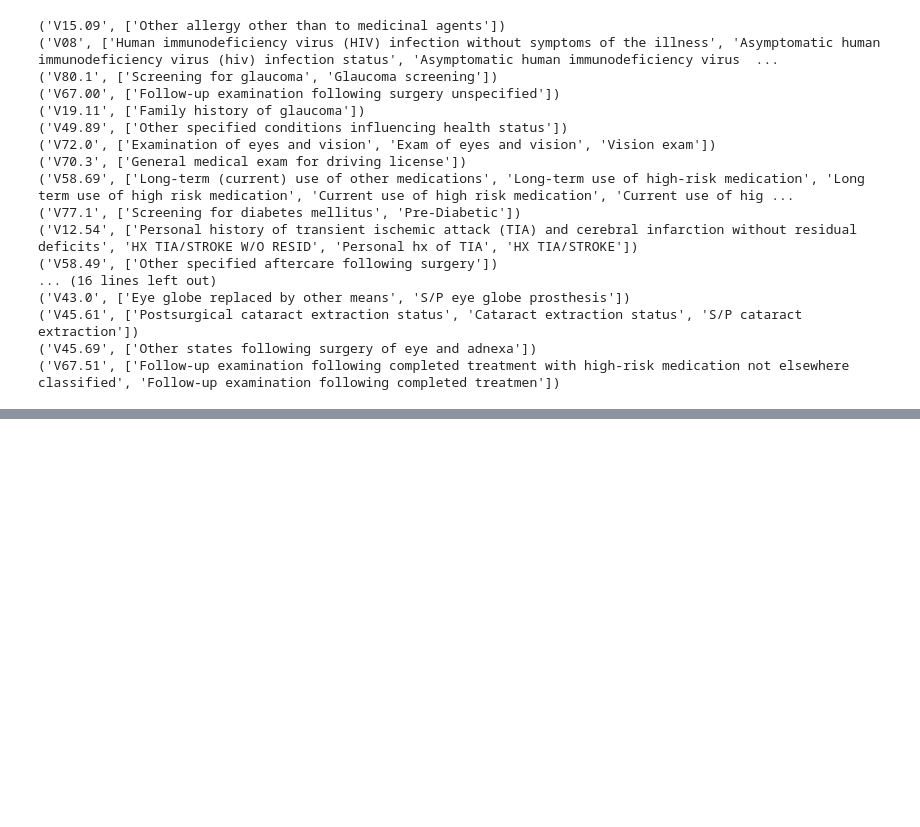
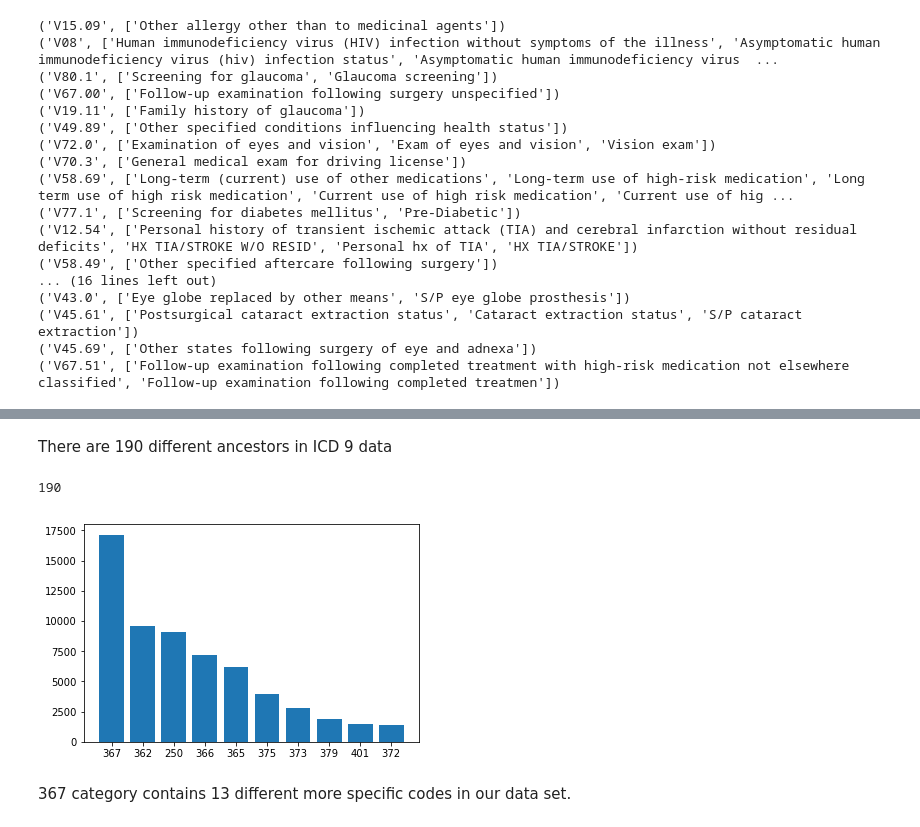
Before and after one commit to MATH497project/MATH497-DiabeticRetinopathy, a Jupyter notebook: ICD_code_exploration/ICD_codes_dictionary.ipynb, the cells around one changed output, grey strips where cells are left out. Drawn from its saved outputs; the diff is of its cells as text; code cells hidden in the pictures; blank space fills up the shorter version.

```diff
--- a/ICD_code_exploration/ICD_codes_dictionary.ipynb
+++ b/ICD_code_exploration/ICD_codes_dictionary.ipynb
@@ -442,0 +282,4 @@ len(ICD_9_frequency.keys())
+# %%
+for item in invalid_code_1:
+    ICD_frequency.pop(item, None)
+len(ICD_frequency)
@@ -442,0 +379,5 @@ len(ICD_9_frequency.keys())
+# %%
+ICD_9_ancestor_frequency=defaultdict(int)
+for k in ICD_9_dictionary.keys():
+    ICD_9_ancestor_frequency[k.split('.')[0]] += ICD_frequency[k]
+sorted(ICD_9_ancestor_frequency.items(), key=lambda x: x[1], reverse=True)[:10]
@@ -442,0 +395,15 @@ len(ICD_9_frequency.keys())
+# %% [markdown]
+There are 190 different ancestors in ICD 9 data
+# %%
+len(ICD_9_ancestor_frequency.keys())
+# %% [output]
+190
+# %%
+temp=sorted(ICD_9_ancestor_frequency.items(), key=lambda x:x[1], reverse=True)[:10]
+plt.bar(range(0,len(temp)), [item[1] for item in temp])
+plt.xticks(range(0,len(temp)), [item[0] for item in temp])
+plt.show()
+# %% [output]
+[figure, added]
+# %% [markdown]
+367 category contains 13 different more specific codes in our data set.
```
Also changed, not shown: parts of 151 cells of this notebook, 5 other files.
